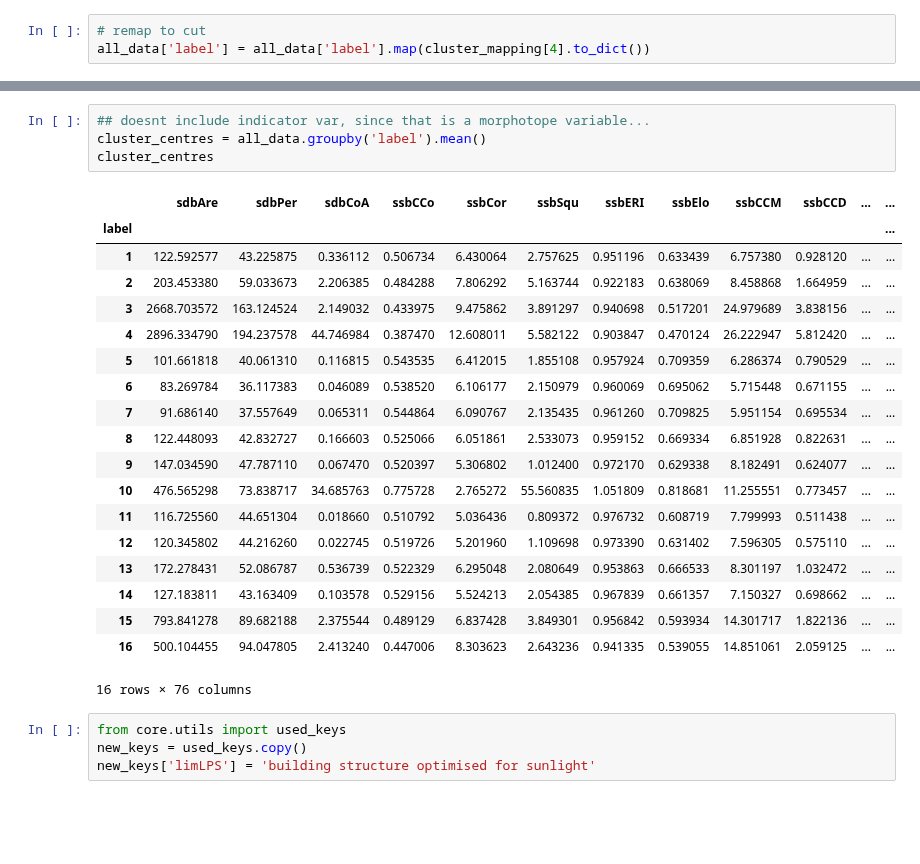
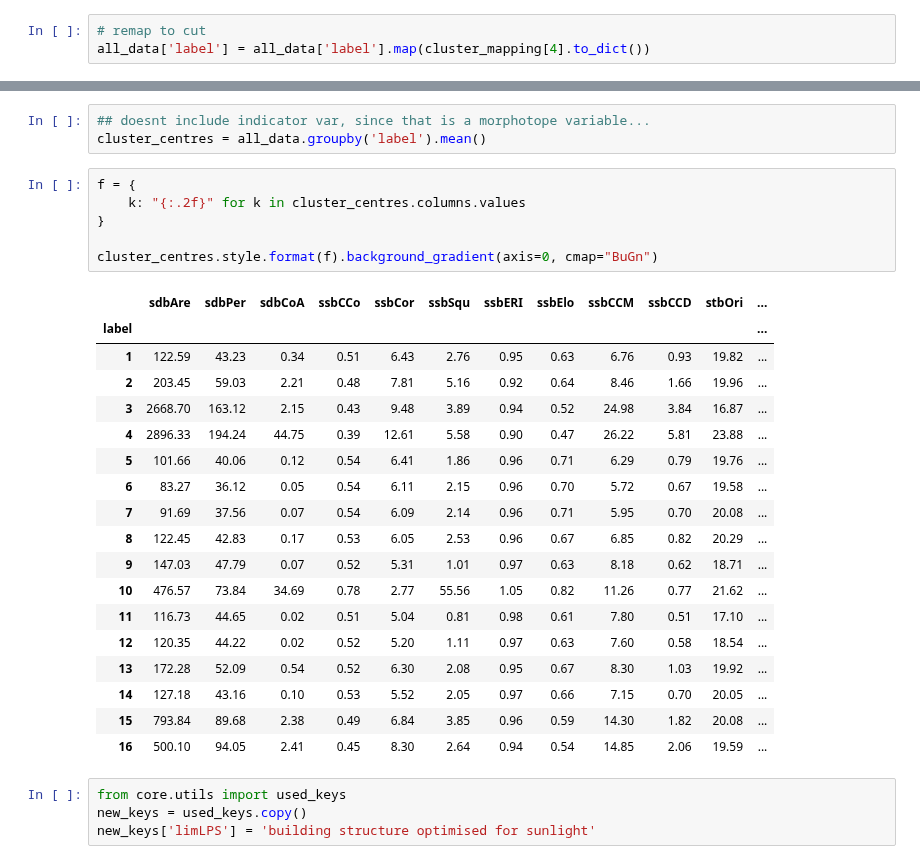
Before and after one commit to uscuni/urban_taxonomy, a Jupyter notebook: code/comparisons.ipynb, the cells around one changed output, grey strips where cells are left out. Cells and saved outputs as stored; diff of their text form; blank space fills up the shorter version.

```diff
--- a/code/comparisons.ipynb
+++ b/code/comparisons.ipynb
@@ -100,27 +111,31 @@ region_data['label'].unique
 # %%
 ## doesnt include indicator var, since that is a morphotope variable...
 cluster_centres = all_data.groupby('label').mean()
-cluster_centres
-# %% [output]
-|  | sdbAre | sdbPer | sdbCoA | ssbCCo | ssbCor | ssbSqu | ssbERI | ssbElo | ssbCCM | ssbCCD | ... | ... |
-| label |  |  |  |  |  |  |  |  |  |  |  | ... |
-| 1 | 122.592577 | 43.225875 | 0.336112 | 0.506734 | 6.430064 | 2.757625 | 0.951196 | 0.633439 | 6.757380 | 0.928120 | ... | ... |
-| 2 | 203.453380 | 59.033673 | 2.206385 | 0.484288 | 7.806292 | 5.163744 | 0.922183 | 0.638069 | 8.458868 | 1.664959 | ... | ... |
-| 3 | 2668.703572 | 163.124524 | 2.149032 | 0.433975 | 9.475862 | 3.891297 | 0.940698 | 0.517201 | 24.979689 | 3.838156 | ... | ... |
-| 4 | 2896.334790 | 194.237578 | 44.746984 | 0.387470 | 12.608011 | 5.582122 | 0.903847 | 0.470124 | 26.222947 | 5.812420 | ... | ... |
-| 5 | 101.661818 | 40.061310 | 0.116815 | 0.543535 | 6.412015 | 1.855108 | 0.957924 | 0.709359 | 6.286374 | 0.790529 | ... | ... |
-| 6 | 83.269784 | 36.117383 | 0.046089 | 0.538520 | 6.106177 | 2.150979 | 0.960069 | 0.695062 | 5.715448 | 0.671155 | ... | ... |
-| 7 | 91.686140 | 37.557649 | 0.065311 | 0.544864 | 6.090767 | 2.135435 | 0.961260 | 0.709825 | 5.951154 | 0.695534 | ... | ... |
-| 8 | 122.448093 | 42.832727 | 0.166603 | 0.525066 | 6.051861 | 2.533073 | 0.959152 | 0.669334 | 6.851928 | 0.822631 | ... | ... |
-| 9 | 147.034590 | 47.787110 | 0.067470 | 0.520397 | 5.306802 | 1.012400 | 0.972170 | 0.629338 | 8.182491 | 0.624077 | ... | ... |
-| 10 | 476.565298 | 73.838717 | 34.685763 | 0.775728 | 2.765272 | 55.560835 | 1.051809 | 0.818681 | 11.255551 | 0.773457 | ... | ... |
-| 11 | 116.725560 | 44.651304 | 0.018660 | 0.510792 | 5.036436 | 0.809372 | 0.976732 | 0.608719 | 7.799993 | 0.511438 | ... | ... |
-| 12 | 120.345802 | 44.216260 | 0.022745 | 0.519726 | 5.201960 | 1.109698 | 0.973390 | 0.631402 | 7.596305 | 0.575110 | ... | ... |
-| 13 | 172.278431 | 52.086787 | 0.536739 | 0.522329 | 6.295048 | 2.080649 | 0.953863 | 0.666533 | 8.301197 | 1.032472 | ... | ... |
-| 14 | 127.183811 | 43.163409 | 0.103578 | 0.529156 | 5.524213 | 2.054385 | 0.967839 | 0.661357 | 7.150327 | 0.698662 | ... | ... |
-| 15 | 793.841278 | 89.682188 | 2.375544 | 0.489129 | 6.837428 | 3.849301 | 0.956842 | 0.593934 | 14.301717 | 1.822136 | ... | ... |
-| 16 | 500.104455 | 94.047805 | 2.413240 | 0.447006 | 8.303623 | 2.643236 | 0.941335 | 0.539055 | 14.851061 | 2.059125 | ... | ... |
-16 rows × 76 columns
+# %%
+f = {
+    k: "{:.2f}" for k in cluster_centres.columns.values
+}
+
+cluster_centres.style.format(f).background_gradient(axis=0, cmap="BuGn")
+# %% [output]
+|  | sdbAre | sdbPer | sdbCoA | ssbCCo | ssbCor | ssbSqu | ssbERI | ssbElo | ssbCCM | ssbCCD | stbOri | ... |
+| label |  |  |  |  |  |  |  |  |  |  |  | ... |
+| 1 | 122.59 | 43.23 | 0.34 | 0.51 | 6.43 | 2.76 | 0.95 | 0.63 | 6.76 | 0.93 | 19.82 | ... |
+| 2 | 203.45 | 59.03 | 2.21 | 0.48 | 7.81 | 5.16 | 0.92 | 0.64 | 8.46 | 1.66 | 19.96 | ... |
+| 3 | 2668.70 | 163.12 | 2.15 | 0.43 | 9.48 | 3.89 | 0.94 | 0.52 | 24.98 | 3.84 | 16.87 | ... |
+| 4 | 2896.33 | 194.24 | 44.75 | 0.39 | 12.61 | 5.58 | 0.90 | 0.47 | 26.22 | 5.81 | 23.88 | ... |
+| 5 | 101.66 | 40.06 | 0.12 | 0.54 | 6.41 | 1.86 | 0.96 | 0.71 | 6.29 | 0.79 | 19.76 | ... |
+| 6 | 83.27 | 36.12 | 0.05 | 0.54 | 6.11 | 2.15 | 0.96 | 0.70 | 5.72 | 0.67 | 19.58 | ... |
+| 7 | 91.69 | 37.56 | 0.07 | 0.54 | 6.09 | 2.14 | 0.96 | 0.71 | 5.95 | 0.70 | 20.08 | ... |
+| 8 | 122.45 | 42.83 | 0.17 | 0.53 | 6.05 | 2.53 | 0.96 | 0.67 | 6.85 | 0.82 | 20.29 | ... |
+| 9 | 147.03 | 47.79 | 0.07 | 0.52 | 5.31 | 1.01 | 0.97 | 0.63 | 8.18 | 0.62 | 18.71 | ... |
+| 10 | 476.57 | 73.84 | 34.69 | 0.78 | 2.77 | 55.56 | 1.05 | 0.82 | 11.26 | 0.77 | 21.62 | ... |
+| 11 | 116.73 | 44.65 | 0.02 | 0.51 | 5.04 | 0.81 | 0.98 | 0.61 | 7.80 | 0.51 | 17.10 | ... |
+| 12 | 120.35 | 44.22 | 0.02 | 0.52 | 5.20 | 1.11 | 0.97 | 0.63 | 7.60 | 0.58 | 18.54 | ... |
+| 13 | 172.28 | 52.09 | 0.54 | 0.52 | 6.30 | 2.08 | 0.95 | 0.67 | 8.30 | 1.03 | 19.92 | ... |
+| 14 | 127.18 | 43.16 | 0.10 | 0.53 | 5.52 | 2.05 | 0.97 | 0.66 | 7.15 | 0.70 | 20.05 | ... |
+| 15 | 793.84 | 89.68 | 2.38 | 0.49 | 6.84 | 3.85 | 0.96 | 0.59 | 14.30 | 1.82 | 20.08 | ... |
+| 16 | 500.10 | 94.05 | 2.41 | 0.45 | 8.30 | 2.64 | 0.94 | 0.54 | 14.85 | 2.06 | 19.59 | ... |
 # %%
 from core.utils import used_keys
 new_keys = used_keys.copy()
```
Also changed, not shown: parts of 10 cells of this notebook.
